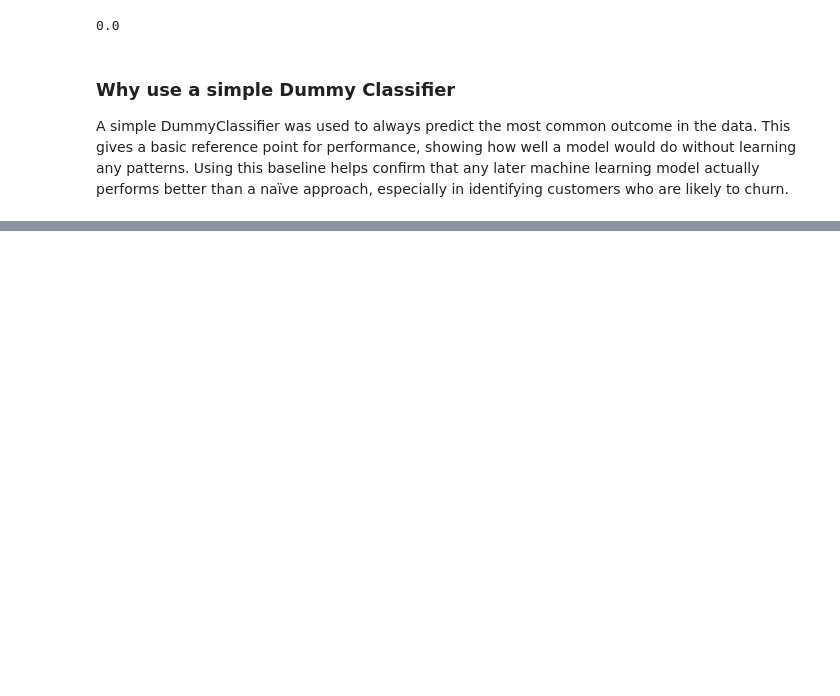
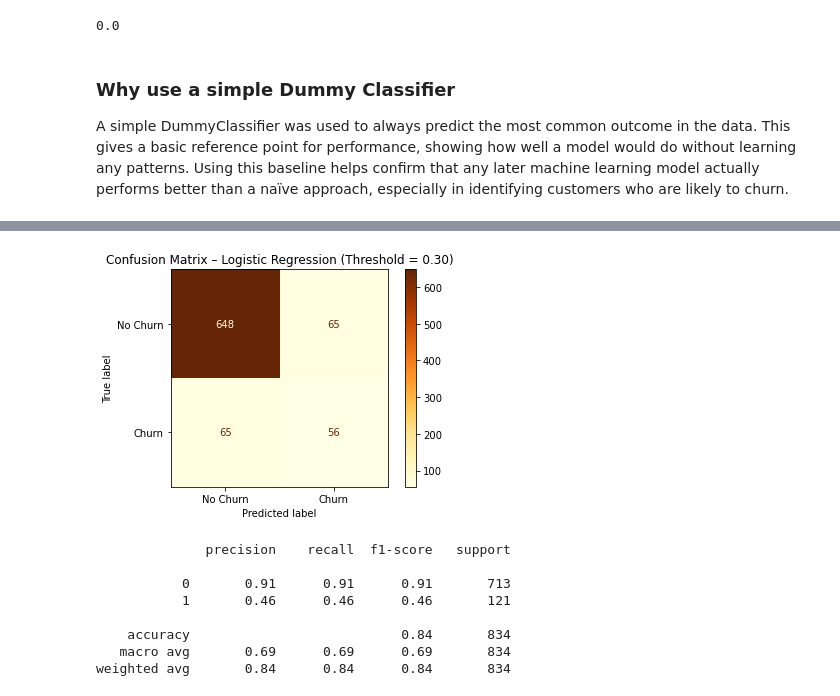
Before and after one commit to DanDev014/SyriaTel-Customer-Churn, a Jupyter notebook: index.ipynb, the cells around one changed output, grey strips where cells are left out. Cells and saved outputs as stored; diff of their text form; code cells hidden in the pictures; blank space fills up the shorter version.

```diff
--- a/index.ipynb
+++ b/index.ipynb
@@ -203,0 +271,34 @@ A simple DummyClassifier was used to always predict the most common outcome in t
+# %%
+# Generate predicted probabilities for the churn class (class = 1)
+churn_probabilities = lr_model.predict_proba(X_test_scaled)[:, 1]
+
+# Define a lower decision threshold to increase churn recall
+custom_threshold = 0.30
+
+# Convert probabilities to class predictions based on the chosen threshold
+churn_predictions_30 = (churn_probabilities >= custom_threshold).astype(int)
+
+# Create the confusion matrix
+cm_threshold_30 = confusion_matrix(y_test, churn_predictions_30)
+
+# Display the confusion matrix
+cm_display = ConfusionMatrixDisplay(
+    confusion_matrix=cm_threshold_30,
+    display_labels=["No Churn", "Churn"]
+)
+cm_display.plot(cmap="YlOrBr")
+plt.title("Confusion Matrix – Logistic Regression (Threshold = 0.30)")
+plt.show()
+
+# Print classification metrics
+print(classification_report(y_test, churn_predictions_30))
+# %% [output]
+[figure, added]
+              precision    recall  f1-score   support
+
+           0       0.91      0.91      0.91       713
+           1       0.46      0.46      0.46       121
+
+    accuracy                           0.84       834
+   macro avg       0.69      0.69      0.69       834
+weighted avg       0.84      0.84      0.84       834
```
Also changed, not shown: parts of 8 cells of this notebook.
